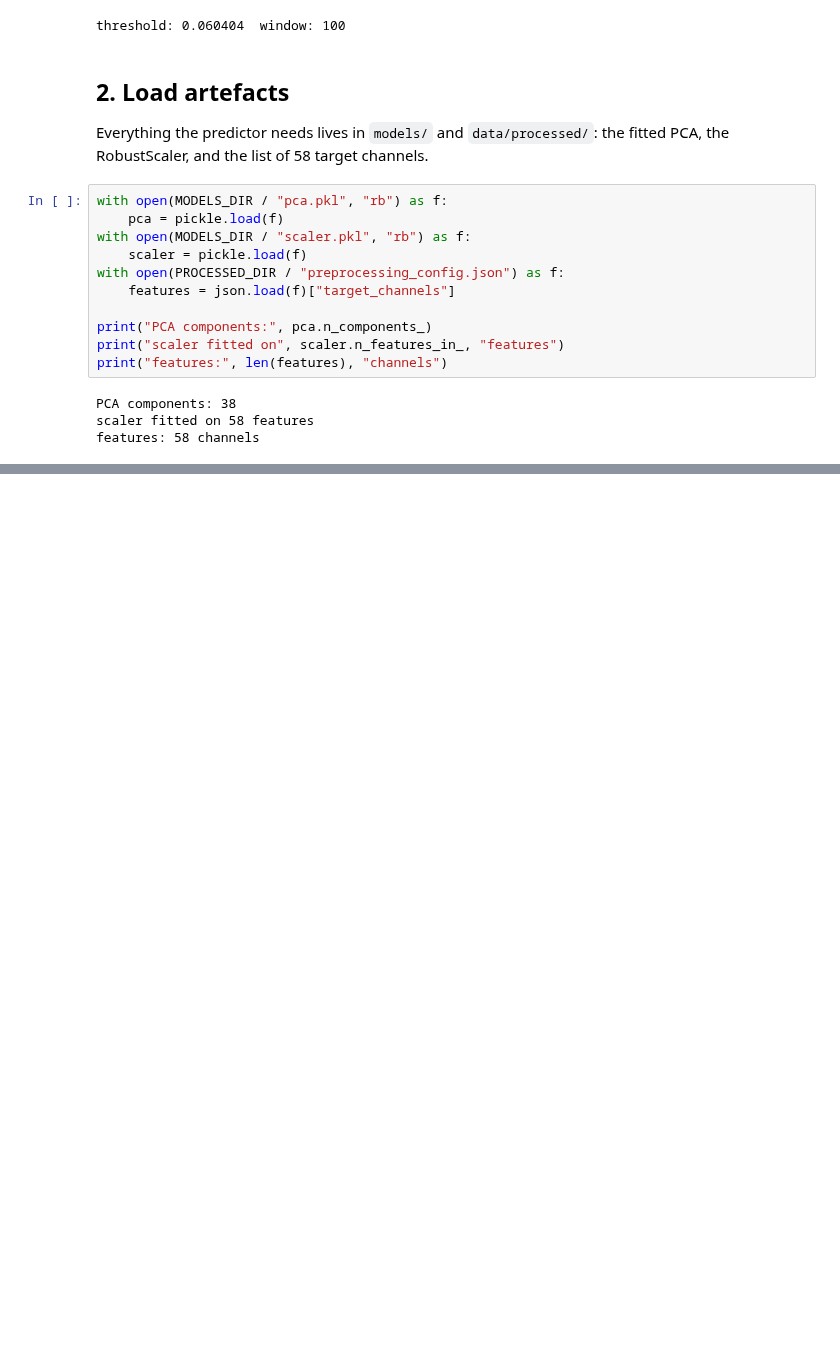
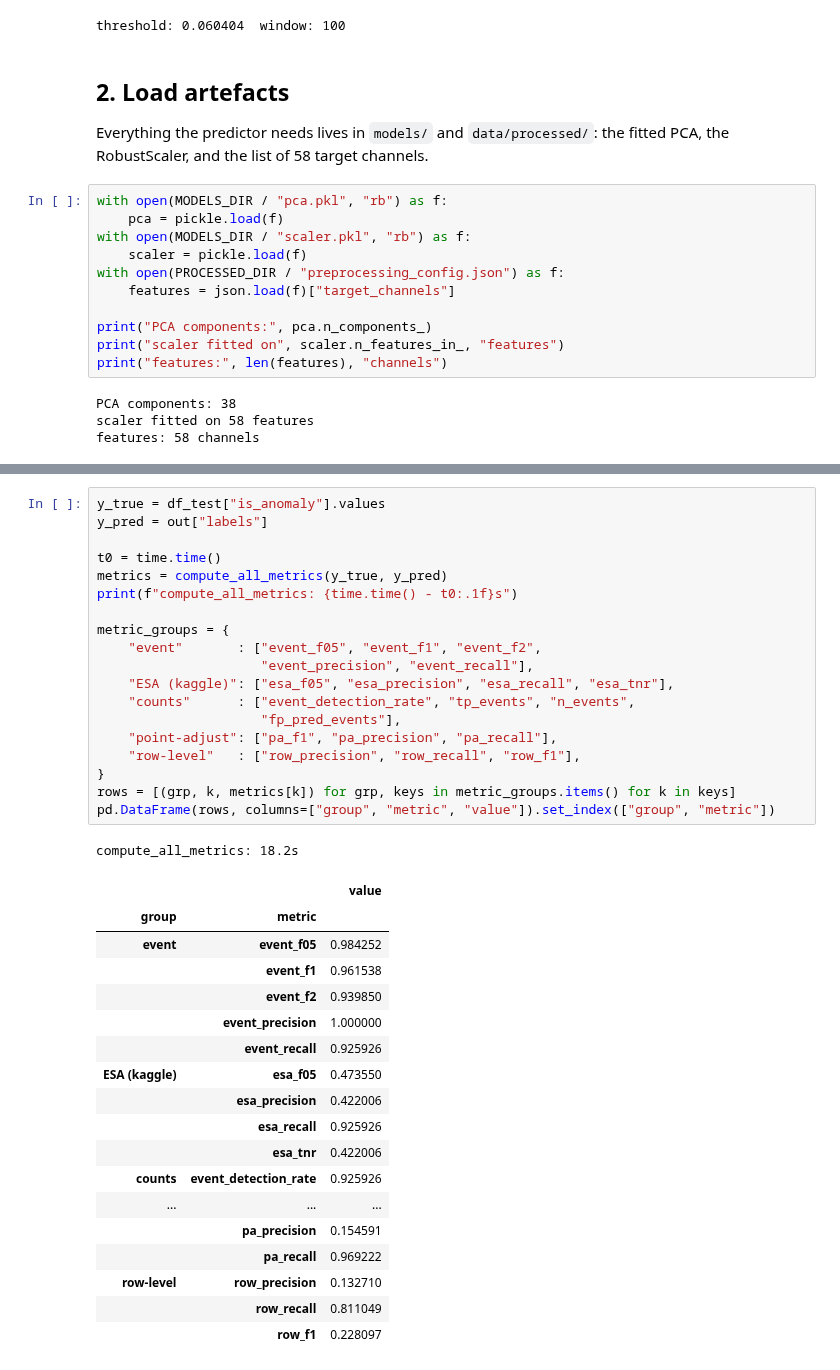
Before and after one commit to alexfederolf/sentinel, a Jupyter notebook: notebooks/15_predictor.ipynb, the cells around one changed output, grey strips where cells are left out. Saved outputs shown, nothing was run; the diff lists cells and outputs as text; blank space fills up the shorter version.

```diff
--- a/notebooks/15_predictor.ipynb
+++ b/notebooks/15_predictor.ipynb
@@ -190,0 +168,39 @@ Four plots, one per cell — same set the API will expose to the frontend.
+# %%
+y_true = df_test["is_anomaly"].values
+y_pred = out["labels"]
+
+t0 = time.time()
+metrics = compute_all_metrics(y_true, y_pred)
+print(f"compute_all_metrics: {time.time() - t0:.1f}s")
+
+metric_groups = {
+    "event"       : ["event_f05", "event_f1", "event_f2",
+                     "event_precision", "event_recall"],
+    "ESA (kaggle)": ["esa_f05", "esa_precision", "esa_recall", "esa_tnr"],
+    "counts"      : ["event_detection_rate", "tp_events", "n_events",
+                     "fp_pred_events"],
+    "point-adjust": ["pa_f1", "pa_precision", "pa_recall"],
+    "row-level"   : ["row_precision", "row_recall", "row_f1"],
+}
+rows = [(grp, k, metrics[k]) for grp, keys in metric_groups.items() for k in keys]
+pd.DataFrame(rows, columns=["group", "metric", "value"]).set_index(["group", "metric"])
+# %% [output]
+compute_all_metrics: 18.2s
+|  |  | value |
+| group | metric |  |
+| event | event_f05 | 0.984252 |
+|  | event_f1 | 0.961538 |
+|  | event_f2 | 0.939850 |
+|  | event_precision | 1.000000 |
+|  | event_recall | 0.925926 |
+| ESA (kaggle) | esa_f05 | 0.473550 |
+|  | esa_precision | 0.422006 |
+|  | esa_recall | 0.925926 |
+|  | esa_tnr | 0.422006 |
+| counts | event_detection_rate | 0.925926 |
+| ... | ... | ... |
+|  | pa_precision | 0.154591 |
+|  | pa_recall | 0.969222 |
+| row-level | row_precision | 0.132710 |
+|  | row_recall | 0.811049 |
+|  | row_f1 | 0.228097 |
```
Also changed, not shown: parts of 23 cells of this notebook.
